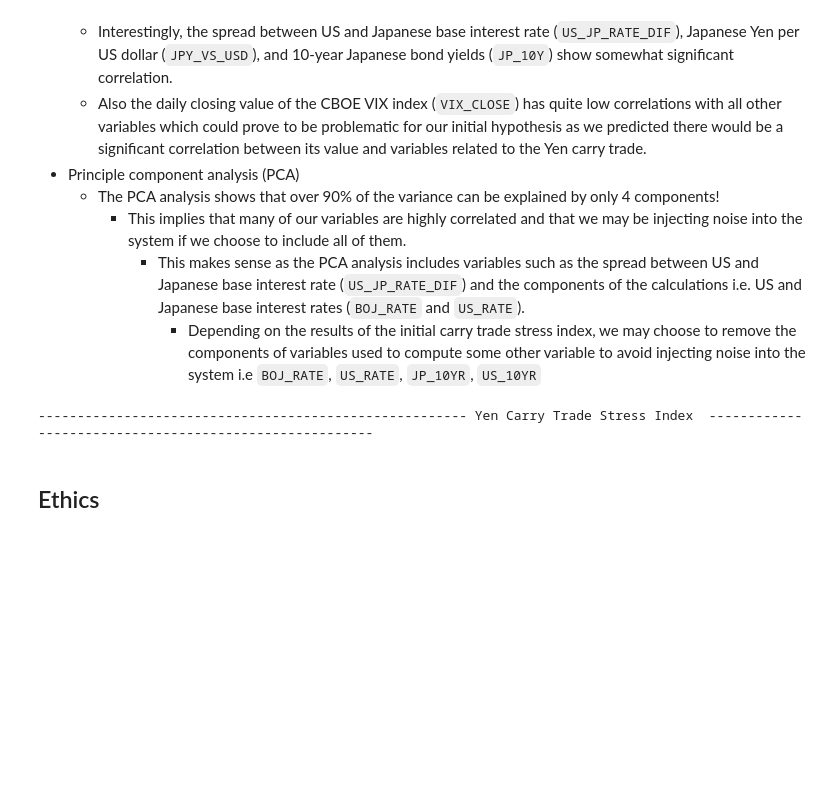
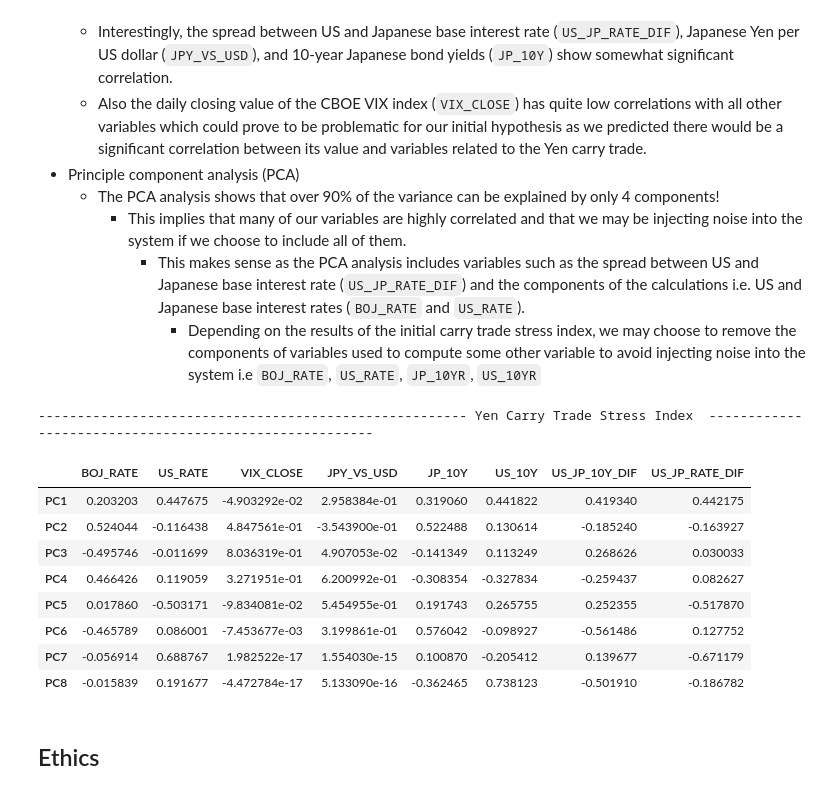
Before and after one commit to COGS108/Group024_WI26, a Jupyter notebook: 02-EDACheckpoint.ipynb, the cells around one changed output. Drawn from its saved outputs; the diff is of its cells as text; code cells hidden in the pictures; blank space fills up the shorter version.

Commit message:
Added Dan's data description and started developing carry trade index

```diff
--- a/02-EDACheckpoint.ipynb
+++ b/02-EDACheckpoint.ipynb
@@ -1019,8 +1035,22 @@ Text(0.5, 1.0, 'Correlation matrix of variables used to create carry trade stres
 # %%
 # Yen Carry Trade Stress Index
 print('-' * 55 + ' Yen Carry Trade Stress Index  ' + '-' * 55)
+
+# Loadings of PCA analysis
+loadings = pca['pca'].components_
+loadings_df = pd.DataFrame(pca['pca'].components_, columns=pca_numeric.columns, index=[f'PC{i+1}' for i in range(loadings.shape[0])])
+display(loadings_df)
 # %% [output]
 ------------------------------------------------------- Yen Carry Trade Stress Index  -------------------------------------------------------
+|  | BOJ_RATE | US_RATE | VIX_CLOSE | JPY_VS_USD | JP_10Y | US_10Y | US_JP_10Y_DIF | US_JP_RATE_DIF |
+| PC1 | 0.203203 | 0.447675 | -4.903292e-02 | 2.958384e-01 | 0.319060 | 0.441822 | 0.419340 | 0.442175 |
+| PC2 | 0.524044 | -0.116438 | 4.847561e-01 | -3.543900e-01 | 0.522488 | 0.130614 | -0.185240 | -0.163927 |
+| PC3 | -0.495746 | -0.011699 | 8.036319e-01 | 4.907053e-02 | -0.141349 | 0.113249 | 0.268626 | 0.030033 |
+| PC4 | 0.466426 | 0.119059 | 3.271951e-01 | 6.200992e-01 | -0.308354 | -0.327834 | -0.259437 | 0.082627 |
+| PC5 | 0.017860 | -0.503171 | -9.834081e-02 | 5.454955e-01 | 0.191743 | 0.265755 | 0.252355 | -0.517870 |
+| PC6 | -0.465789 | 0.086001 | -7.453677e-03 | 3.199861e-01 | 0.576042 | -0.098927 | -0.561486 | 0.127752 |
+| PC7 | -0.056914 | 0.688767 | 1.982522e-17 | 1.554030e-15 | 0.100870 | -0.205412 | 0.139677 | -0.671179 |
+| PC8 | -0.015839 | 0.191677 | -4.472784e-17 | 5.133090e-16 | -0.362465 | 0.738123 | -0.501910 | -0.186782 |
 # %% [markdown]
 ## Ethics
 # %% [markdown]
```
Also changed, not shown: parts of 2 cells of this notebook.
